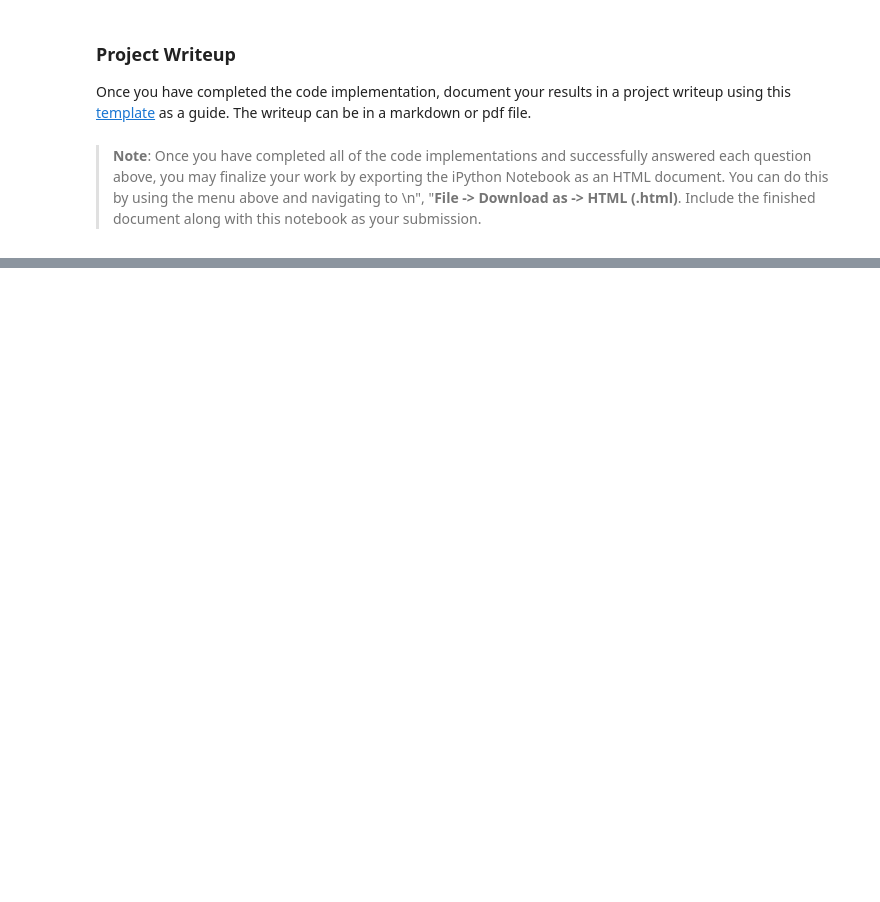
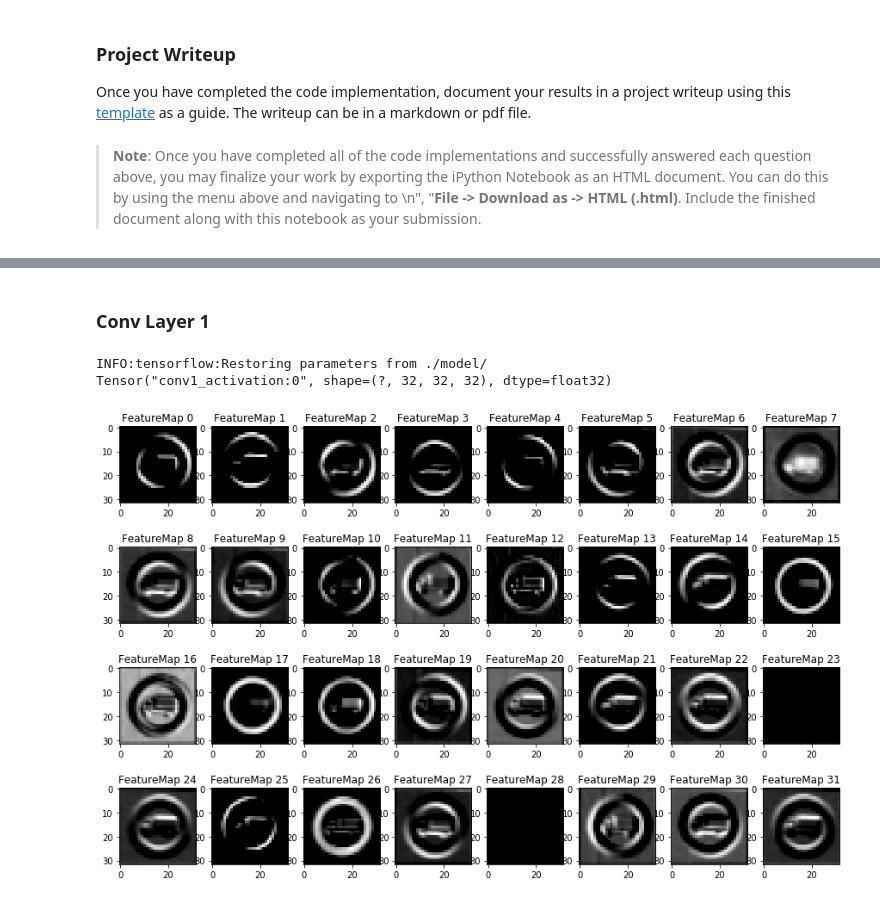
Before and after one commit to aimuch/CarND-Traffic-Sign-Classifier-Project, a Jupyter notebook: Traffic_Sign_Classifier.ipynb, the cells around one changed output, grey strips where cells are left out. Drawn from its saved outputs; the diff is of its cells as text; code cells hidden in the pictures; blank space fills up the shorter version.

```diff
--- a/Traffic_Sign_Classifier.ipynb
+++ b/Traffic_Sign_Classifier.ipynb
@@ -1010,15 +1154,17 @@ For an example of what feature map outputs look like, check out NVIDIA's results
 # activation_min/max: can be used to view the activation contrast in more detail, by default matplot sets min and max to the actual min and max values of the output
 # plt_num: used to plot out multiple different weight feature map sets on the same block, just extend the plt number for each new feature map entry
 
-def outputFeatureMap(image_input, tf_activation, activation_min=-1, activation_max=-1 ,plt_num=1):
+def outputFeatureMap(sess, image_input, tf_activation, activation_min=-1, activation_max=-1 ,plt_num=1):
     # Here make sure to preprocess your image_input in a way your network expects
     # with size, normalization, ect if needed
     # image_input =
     # Note: x should be the same name as your network's tensorflow data placeholder variable
     # If you get an error tf_activation is not defined it may be having trouble accessing the variable from inside a function
-    activation = tf_activation.eval(session=sess,feed_dict={x : image_input})
+    activation = tf_activation.eval(session=sess,feed_dict={x : image_input,keep_prob1: 1.0,keep_prob2: 1.0,keep_prob3: 1.0})
     featuremaps = activation.shape[3]
     plt.figure(plt_num, figsize=(15,15))
+    if featuremaps > 48:
+        featuremaps = 48
     for featuremap in range(featuremaps):
         plt.subplot(6,8, featuremap+1) # sets the number of feature maps to show on each row and column
         plt.title('FeatureMap ' + str(featuremap)) # displays the feature map number
@@ -1030,3 +1176,11 @@ def outputFeatureMap(image_input, tf_activation, activation_min=-1, activation_m
             plt.imshow(activation[0,:,:, featuremap], interpolation="nearest", vmin=activation_min, cmap="gray")
         else:
             plt.imshow(activation[0,:,:, featuremap], interpolation="nearest", cmap="gray")
+# %%
+def output_Layer_FeatureMap(img_input,layer):
+    with tf.Session() as sess:
+        # sess.run(tf.global_variables_initializer())
+        saver.restore(sess, './model/')
+        layer = tf.get_default_graph().get_tensor_by_name("conv{}_activation:0".format(layer))
+        print(layer)
+        outputFeatureMap(sess, image_input, layer)
@@ -1032,0 +1204,8 @@ def outputFeatureMap(image_input, tf_activation, activation_min=-1, activation_m
+# %% [markdown]
+### Conv Layer 1
+# %%
+output_Layer_FeatureMap(image_input,1)
+# %% [output]
+INFO:tensorflow:Restoring parameters from ./model/
+Tensor("conv1_activation:0", shape=(?, 32, 32, 32), dtype=float32)
+[figure, added]
```
Also changed, not shown: parts of 32 cells of this notebook, 24 other files.
